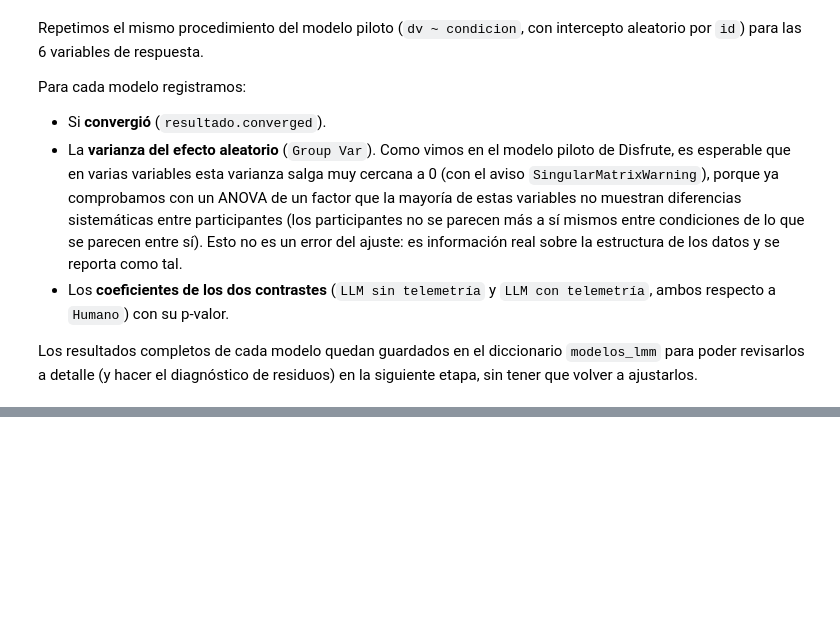
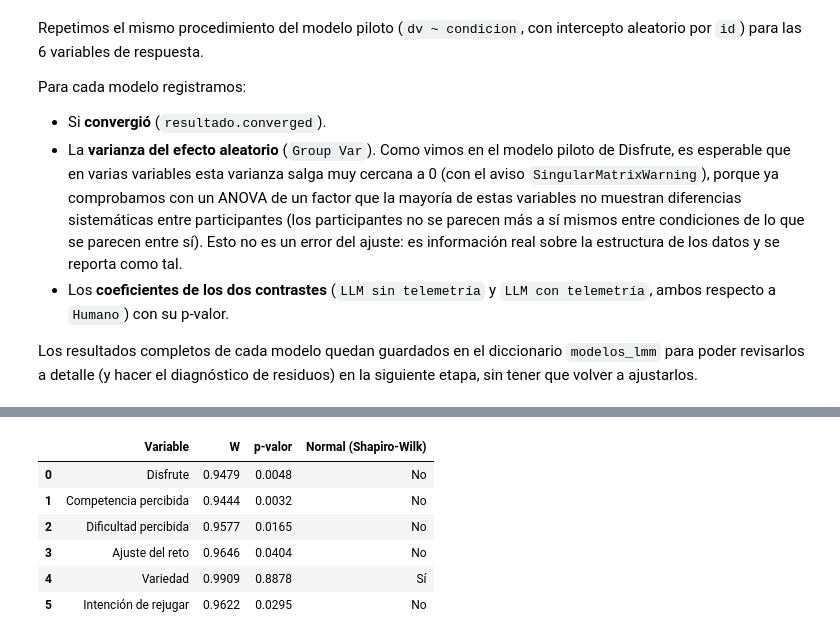
Before and after one commit to Nell-170/Mario-Ai, a Jupyter notebook: Data_Analysis_Code/LMM-Modelo_Lineal_de_Efectos_Mixtos/Analisis_Respuestas_Experimento.ipynb, the cells around one changed output, grey strips where cells are left out. Saved outputs shown, nothing was run; the diff lists cells and outputs as text; code cells hidden in the pictures; blank space fills up the shorter version.

```diff
--- a/Data_Analysis_Code/LMM-Modelo_Lineal_de_Efectos_Mixtos/Analisis_Respuestas_Experimento.ipynb
+++ b/Data_Analysis_Code/LMM-Modelo_Lineal_de_Efectos_Mixtos/Analisis_Respuestas_Experimento.ipynb
@@ -499,0 +521,27 @@ display(tabla_resumen_lmm)
+# %%
+resultados_normalidad_residuos = []
+
+for variable in variables:
+
+    residuos = modelos_lmm[variable].resid
+
+    normalidad_resid = pg.normality(residuos)
+
+    resultados_normalidad_residuos.append({
+        "Variable": nombres_variables[variable],
+        "W": normalidad_resid["W"].iloc[0],
+        "p-valor": normalidad_resid["pval"].iloc[0],
+        "Normal (Shapiro-Wilk)": "Sí" if normalidad_resid["normal"].iloc[0] else "No"
+    })
+
+tabla_normalidad_residuos = pd.DataFrame(resultados_normalidad_residuos).round(4)
+
+display(tabla_normalidad_residuos)
+# %% [output]
+|  | Variable | W | p-valor | Normal (Shapiro-Wilk) |
+| 0 | Disfrute | 0.9479 | 0.0048 | No |
+| 1 | Competencia percibida | 0.9444 | 0.0032 | No |
+| 2 | Dificultad percibida | 0.9577 | 0.0165 | No |
+| 3 | Ajuste del reto | 0.9646 | 0.0404 | No |
+| 4 | Variedad | 0.9909 | 0.8878 | Sí |
+| 5 | Intención de rejugar | 0.9622 | 0.0295 | No |
```
Also changed, not shown: parts of 3 cells of this notebook.
